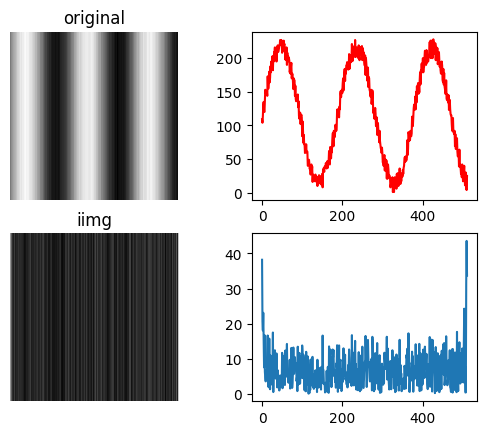
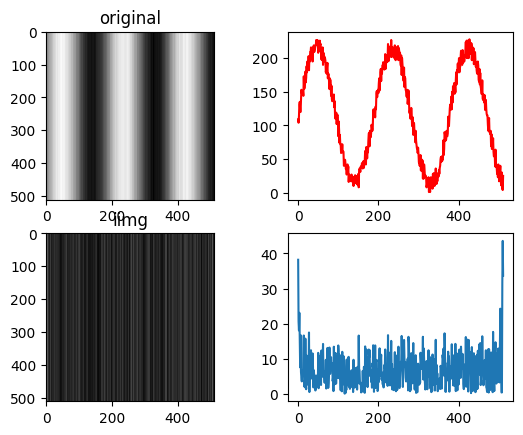
The notebook cell's code change between the first figure and the second:
--- before
+++ after
@@ -9,5 +9,5 @@
 # 将傅里叶变换结果的中心区域（低频分量）设置为0，保留高频分量，实现高通滤波
 rows, cols = img.shape
-crow,ccol = int(rows/2) , int(cols/2)
+crow, ccol = int(rows/2) , int(cols/2)
 fshift[crow-30:crow+30, ccol-30:ccol+30] = 0    
 print("rows =", rows, "cols =", cols)
@@ -19,9 +19,9 @@
 plt.imshow(img, cmap = 'gray')
 plt.title('original')
-plt.axis('off')
+# plt.axis('off')
 plt.subplot(223)
 plt.imshow(iimg, cmap = 'gray')
 plt.title('iimg')
-plt.axis('off')
+# plt.axis('off')
 
 # 可视化原始图像和滤波后图像在第 r 行的像素变化

Commit: 20260509